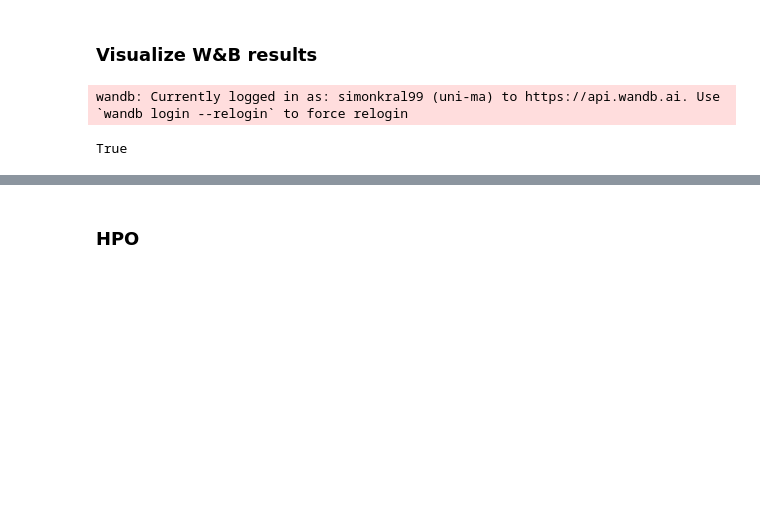
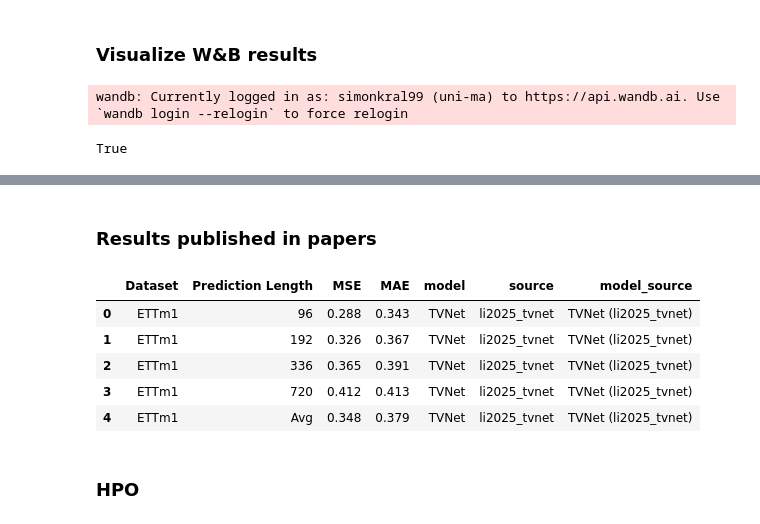
Before and after one commit to simonkral/Thesis_MTSF, a Jupyter notebook: visualization/test.ipynb, the cells around one changed output, grey strips where cells are left out. Cells and saved outputs as stored; diff of their text form; code cells hidden in the pictures; blank space fills up the shorter version.

```diff
--- a/visualization/test.ipynb
+++ b/visualization/test.ipynb
@@ -76,3 +83,15 @@ See the caveats in the documentation: https://pandas.pydata.org/pandas-docs/stab
+# %% [markdown]
+### Results published in papers
+# %%
+paper_results_df = pd.read_csv('../paper_results.csv')
+paper_results_df.head()
+# %% [output]
+|  | Dataset | Prediction Length | MSE | MAE | model | source | model_source |
+| 0 | ETTm1 | 96 | 0.288 | 0.343 | TVNet | li2025_tvnet | TVNet (li2025_tvnet) |
+| 1 | ETTm1 | 192 | 0.326 | 0.367 | TVNet | li2025_tvnet | TVNet (li2025_tvnet) |
+| 2 | ETTm1 | 336 | 0.365 | 0.391 | TVNet | li2025_tvnet | TVNet (li2025_tvnet) |
+| 3 | ETTm1 | 720 | 0.412 | 0.413 | TVNet | li2025_tvnet | TVNet (li2025_tvnet) |
+| 4 | ETTm1 | Avg | 0.348 | 0.379 | TVNet | li2025_tvnet | TVNet (li2025_tvnet) |
 # %% [markdown]
 ### HPO
 # %%
```
Also changed, not shown: parts of 5 cells of this notebook, 1 other file.
